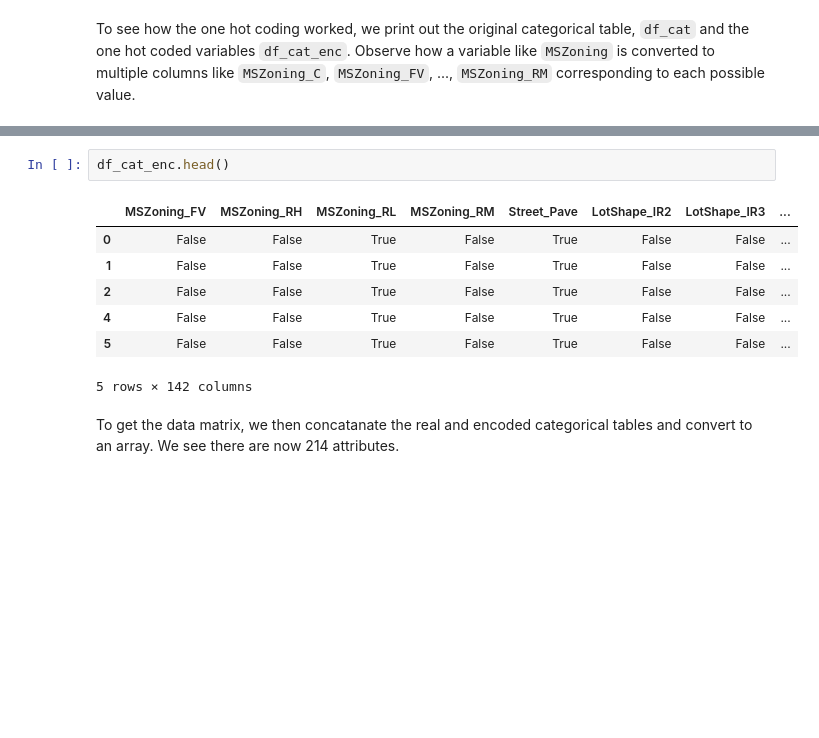
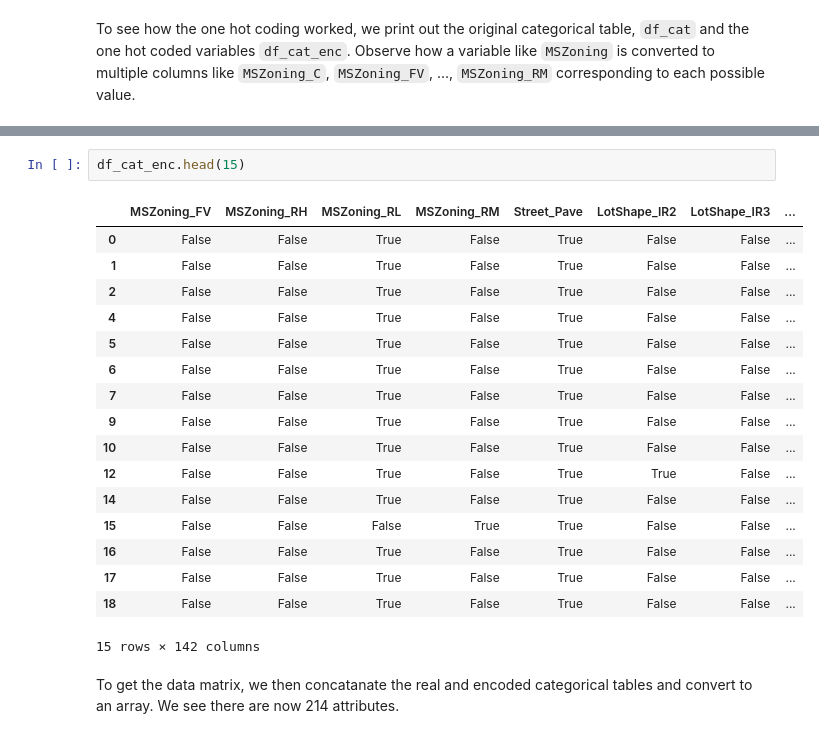
Before and after one commit to MYRONZHWENG/introml, a Jupyter notebook: unit05_lasso/demo2_housing.ipynb, the cells around one changed output, grey strips where cells are left out. Drawn from its saved outputs; the diff is of its cells as text; blank space fills up the shorter version.

```diff
--- a/unit05_lasso/demo2_housing.ipynb
+++ b/unit05_lasso/demo2_housing.ipynb
@@ -155,13 +165,23 @@ df_cat.head()
 # %%
-df_cat_enc.head()
+df_cat_enc.head(15)
 # %% [output]
 |  | MSZoning_FV | MSZoning_RH | MSZoning_RL | MSZoning_RM | Street_Pave | LotShape_IR2 | LotShape_IR3 | ... |
 | 0 | False | False | True | False | True | False | False | ... |
 | 1 | False | False | True | False | True | False | False | ... |
 | 2 | False | False | True | False | True | False | False | ... |
 | 4 | False | False | True | False | True | False | False | ... |
 | 5 | False | False | True | False | True | False | False | ... |
+| 6 | False | False | True | False | True | False | False | ... |
+| 7 | False | False | True | False | True | False | False | ... |
+| 9 | False | False | True | False | True | False | False | ... |
+| 10 | False | False | True | False | True | False | False | ... |
+| 12 | False | False | True | False | True | True | False | ... |
+| 14 | False | False | True | False | True | False | False | ... |
+| 15 | False | False | False | True | True | False | False | ... |
+| 16 | False | False | True | False | True | False | False | ... |
+| 17 | False | False | True | False | True | False | False | ... |
+| 18 | False | False | True | False | True | False | False | ... |
-5 rows × 142 columns
+15 rows × 142 columns
 # %% [markdown]
 To get the data matrix, we then concatanate the real and encoded categorical tables and convert to an array.  We see there are now 214 attributes.
 # %%
```
Also changed, not shown: parts of 26 cells of this notebook.
